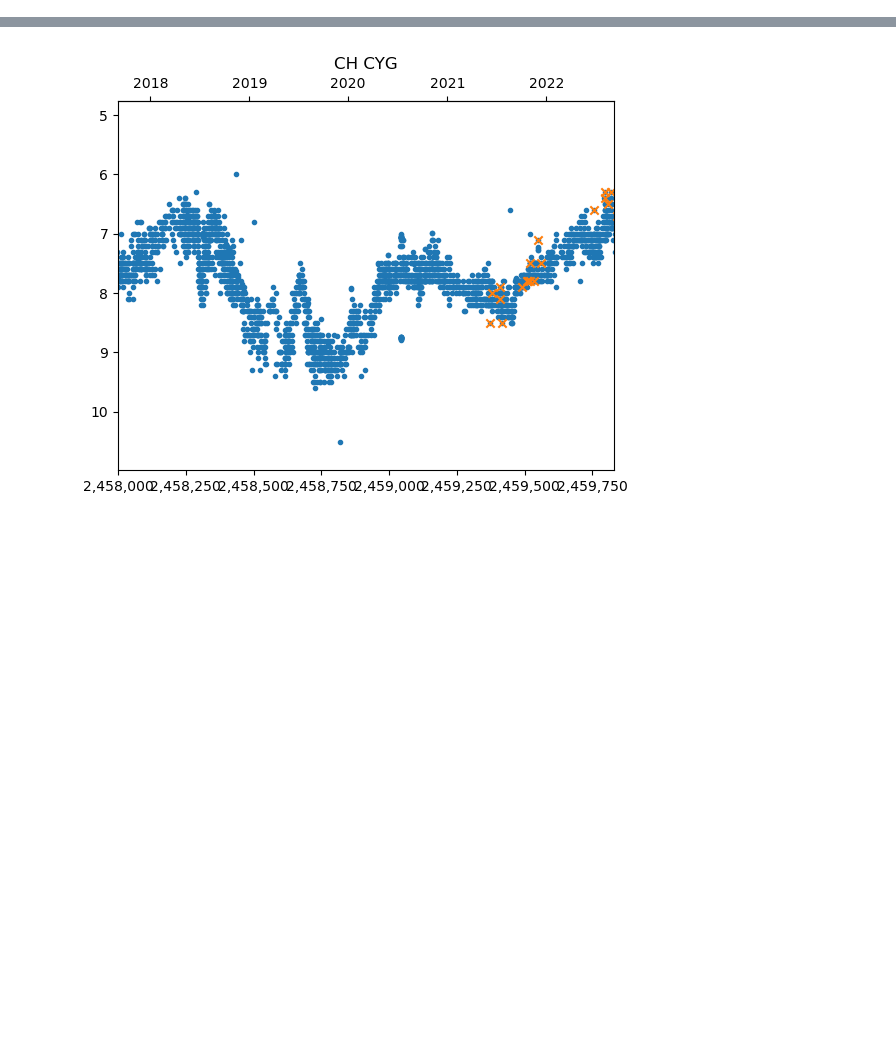
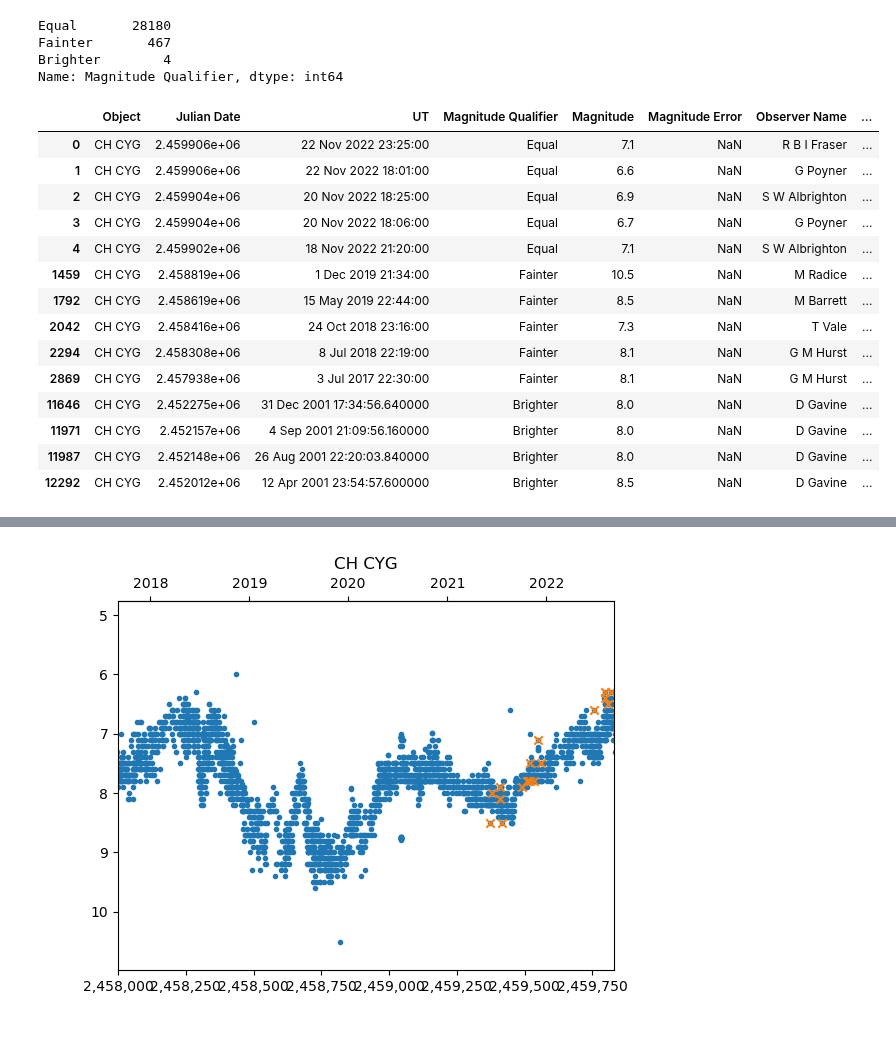
Before and after one commit to cjohnevans/Astro, a Jupyter notebook: load_baa_variable_astropy.ipynb, the cells around one changed output, grey strips where cells are left out. Cells and saved outputs as stored; diff of their text form; code cells hidden in the pictures; blank space fills up the shorter version.

Commit message:
pandas for load_baa_variable

```diff
--- a/load_baa_variable_astropy.ipynb
+++ b/load_baa_variable_astropy.ipynb
@@ -56,9 +57,14 @@ print(vss_file_list)
 # %%
 # define the variable star data file here
-vssfile = vss_file_list[1]
+vssfile = vss_file_list[0]
 # %%
 # get baa data, load as astropy Table
 star_name=vssfile.split('_2')[0]
 vssfullpath = os.path.join(vssdir, vssfile)
 baa_data = Table.read(vssfullpath, encoding='UTF-8')
 baa_data.show_in_browser(jsviewer=True)
+# %%
+# What's the syntax for feinter than/brighter than?
+# create a pandas data frame of the same data
+# this is a rather ungainly way to do it, ideally work with one table/data frame
+baa_data_pd = baa_data.to_pandas()
@@ -64,0 +80,28 @@ baa_data.show_in_browser(jsviewer=True)
+# %%
+# use the pandas shortcut value.counts()
+baa_data_pd['Magnitude Qualifier'].value_counts()
+# %% [output]
+Equal       28180
+Fainter       467
+Brighter        4
+Name: Magnitude Qualifier, dtype: int64
+# %%
+# an alternative way of doing the same is by using groupby
+# this sorts by Magnitude Qualifier
+baa_data_pd.groupby('Magnitude Qualifier').head()
+# %% [output]
+|  | Object | Julian Date | UT | Magnitude Qualifier | Magnitude | Magnitude Error | Observer Name | ... |
+| 0 | CH CYG | 2.459906e+06 | 22 Nov 2022 23:25:00 | Equal | 7.1 | NaN | R B I Fraser | ... |
+| 1 | CH CYG | 2.459906e+06 | 22 Nov 2022 18:01:00 | Equal | 6.6 | NaN | G Poyner | ... |
+| 2 | CH CYG | 2.459904e+06 | 20 Nov 2022 18:25:00 | Equal | 6.9 | NaN | S W Albrighton | ... |
+| 3 | CH CYG | 2.459904e+06 | 20 Nov 2022 18:06:00 | Equal | 6.7 | NaN | G Poyner | ... |
+| 4 | CH CYG | 2.459902e+06 | 18 Nov 2022 21:20:00 | Equal | 7.1 | NaN | S W Albrighton | ... |
+| 1459 | CH CYG | 2.458819e+06 | 1 Dec 2019 21:34:00 | Fainter | 10.5 | NaN | M Radice | ... |
+| 1792 | CH CYG | 2.458619e+06 | 15 May 2019 22:44:00 | Fainter | 8.5 | NaN | M Barrett | ... |
+| 2042 | CH CYG | 2.458416e+06 | 24 Oct 2018 23:16:00 | Fainter | 7.3 | NaN | T Vale | ... |
+| 2294 | CH CYG | 2.458308e+06 | 8 Jul 2018 22:19:00 | Fainter | 8.1 | NaN | G M Hurst | ... |
+| 2869 | CH CYG | 2.457938e+06 | 3 Jul 2017 22:30:00 | Fainter | 8.1 | NaN | G M Hurst | ... |
+| 11646 | CH CYG | 2.452275e+06 | 31 Dec 2001 17:34:56.640000 | Brighter | 8.0 | NaN | D Gavine | ... |
+| 11971 | CH CYG | 2.452157e+06 | 4 Sep 2001 21:09:56.160000 | Brighter | 8.0 | NaN | D Gavine | ... |
+| 11987 | CH CYG | 2.452148e+06 | 26 Aug 2001 22:20:03.840000 | Brighter | 8.0 | NaN | D Gavine | ... |
+| 12292 | CH CYG | 2.452012e+06 | 12 Apr 2001 23:54:57.600000 | Brighter | 8.5 | NaN | D Gavine | ... |
```
Also changed, not shown: parts of 8 cells of this notebook.
